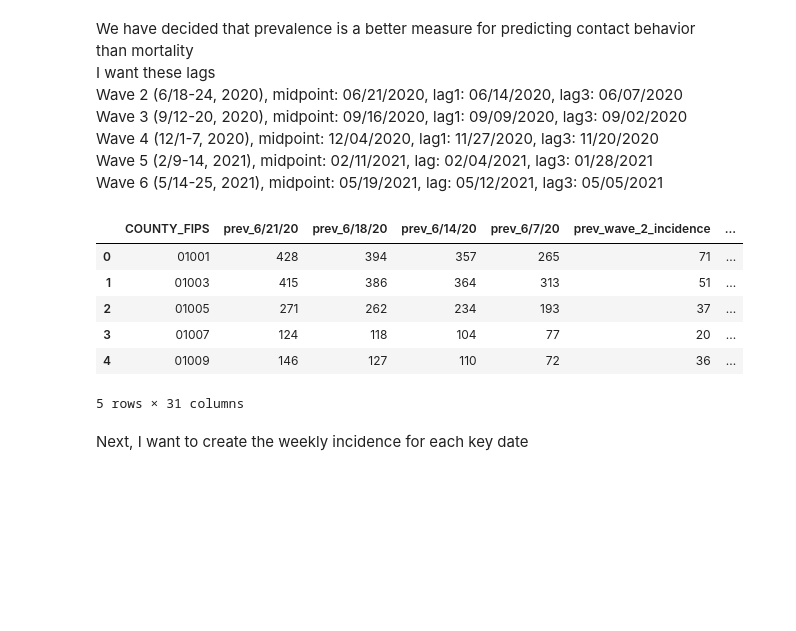
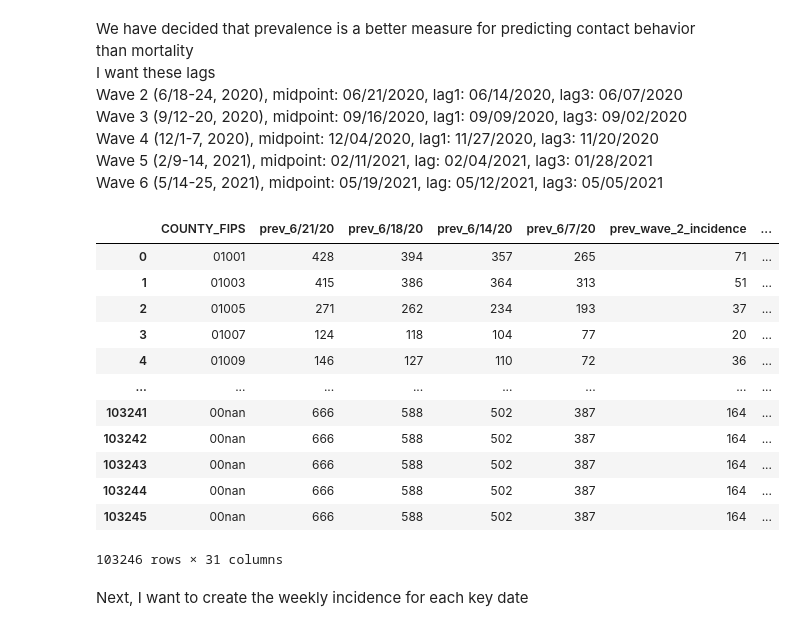
Before and after one commit to chrissoria/BICS_Political_Polarization, a Jupyter notebook: code/00-Prep_BICS_Data.ipynb, the cells around one changed output. Saved outputs shown, nothing was run; the diff lists cells and outputs as text; code cells hidden in the pictures; blank space fills up the shorter version.

```diff
--- a/code/00-Prep_BICS_Data.ipynb
+++ b/code/00-Prep_BICS_Data.ipynb
@@ -791,35 +717,45 @@ prevalence_mid_2021_2 = pd.read_csv('Data/Partisanship and Health Behavior/Data/
                                   dtype = col_types)
 
 colums_to_keep = ['FIPS','5/19/21','5/14/21','5/12/21','5/5/21']
 
+prevalence_mid_2021_2 = prevalence_mid_2021_2[prevalence_mid_2021_2['iso2'] == 'US']
+prevalence_mid_2021_2['FIPS'] = prevalence_mid_2021_2['FIPS'].apply(lambda x: str(x).rstrip('0').rstrip('.') if pd.notna(x) and '.' in str(x) else x)
+prevalence_mid_2021_2['FIPS'] = prevalence_mid_2021_2['FIPS'].apply(lambda x: str(x).zfill(5))
+
 prevalence_mid_2021_2 = prevalence_mid_2021_2[colums_to_keep]
 
 #05/19/2021 - 05/12/2021
 prevalence_mid_2021_2['wave_6_incidence'] = prevalence_mid_2021_2['5/19/21'] - prevalence_mid_2021_2['5/12/21']
 #05/12/2021 - 05/5/2021
 prevalence_mid_2021_2['wave_6_inc_week_lag'] = prevalence_mid_2021_2['5/12/21'] - prevalence_mid_2021_2['5/5/21']
 
 prevalence_mid_2021_2.to_csv('data/wave_6_incidence.csv', index=False)
 
 prevalence = pd.merge(prevalence_mid_2020, prevalence_late_2020, how = "left", on = "FIPS")
 prevalence = pd.merge(prevalence, prevalence_early_2021, how = "left", on = "FIPS")
 prevalence = pd.merge(prevalence, prevalence_mid_2021, how = "left", on = "FIPS")
 prevalence = pd.merge(prevalence, prevalence_mid_2021_2, how = 'left', on = "FIPS")
 prevalence.columns = [col if i == 0 else 'prev_' + col for i, col in enumerate(prevalence.columns)]
 
 prevalence = prevalence.rename(columns={
     'FIPS':'COUNTY_FIPS'
 })
 
-prevalence.head()
+prevalence
 # %% [output]
 |  | COUNTY_FIPS | prev_6/21/20 | prev_6/18/20 | prev_6/14/20 | prev_6/7/20 | prev_wave_2_incidence | ... |
 | 0 | 01001 | 428 | 394 | 357 | 265 | 71 | ... |
 | 1 | 01003 | 415 | 386 | 364 | 313 | 51 | ... |
 | 2 | 01005 | 271 | 262 | 234 | 193 | 37 | ... |
 | 3 | 01007 | 124 | 118 | 104 | 77 | 20 | ... |
 | 4 | 01009 | 146 | 127 | 110 | 72 | 36 | ... |
+| ... | ... | ... | ... | ... | ... | ... | ... |
+| 103241 | 00nan | 666 | 588 | 502 | 387 | 164 | ... |
+| 103242 | 00nan | 666 | 588 | 502 | 387 | 164 | ... |
+| 103243 | 00nan | 666 | 588 | 502 | 387 | 164 | ... |
+| 103244 | 00nan | 666 | 588 | 502 | 387 | 164 | ... |
+| 103245 | 00nan | 666 | 588 | 502 | 387 | 164 | ... |
-5 rows × 31 columns
+103246 rows × 31 columns
 # %% [markdown]
 Next, I want to create the weekly incidence for each key date
 # %% [markdown]
```
Also changed, not shown: parts of 38 cells of this notebook, 3 other files.
